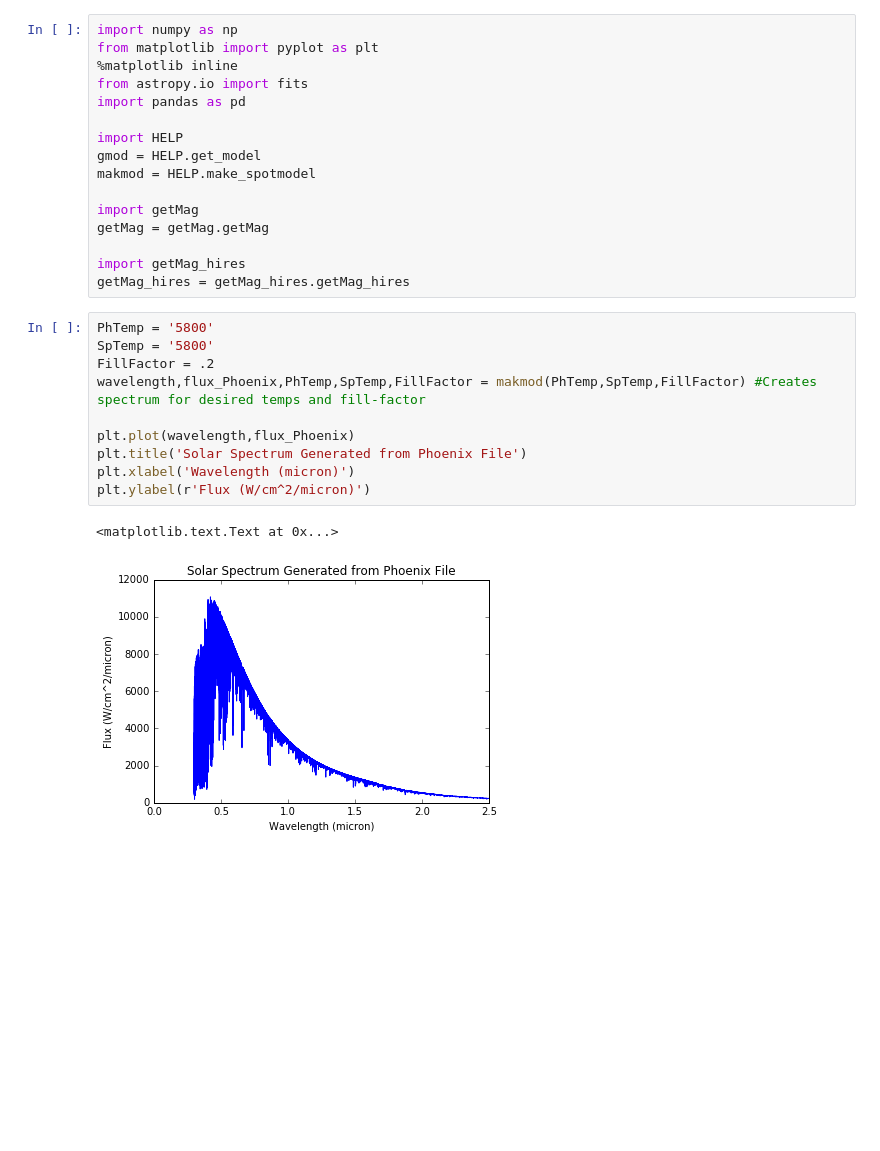
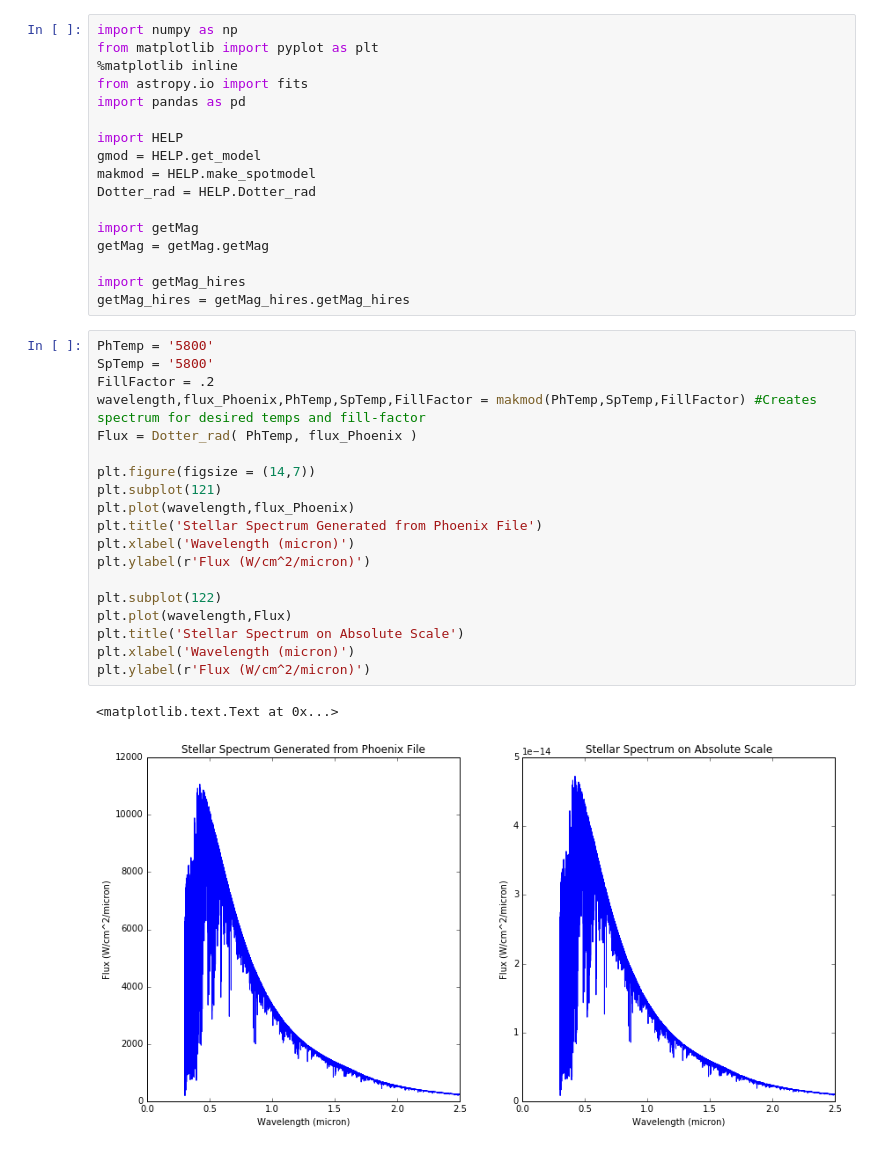
Before and after one commit to jradavenport/spot-colors, a Jupyter notebook: StarSpotMagModel.ipynb, the cells around one changed output. Cells and saved outputs as stored; diff of their text form; blank space fills up the shorter version.

```diff
--- a/StarSpotMagModel.ipynb
+++ b/StarSpotMagModel.ipynb
@@ -8,6 +8,7 @@ import pandas as pd
 import HELP
 gmod = HELP.get_model
 makmod = HELP.make_spotmodel
+Dotter_rad = HELP.Dotter_rad
 
 import getMag
 getMag = getMag.getMag
@@ -17,13 +18,22 @@ getMag_hires = getMag_hires.getMag_hires
 # %%
 PhTemp = '5800'
 SpTemp = '5800'
 FillFactor = .2
 wavelength,flux_Phoenix,PhTemp,SpTemp,FillFactor = makmod(PhTemp,SpTemp,FillFactor) #Creates spectrum for desired temps and fill-factor
+Flux = Dotter_rad( PhTemp, flux_Phoenix )
 
+plt.figure(figsize = (14,7))
+plt.subplot(121)
 plt.plot(wavelength,flux_Phoenix)
-plt.title('Solar Spectrum Generated from Phoenix File')
+plt.title('Stellar Spectrum Generated from Phoenix File')
 plt.xlabel('Wavelength (micron)')
 plt.ylabel(r'Flux (W/cm^2/micron)')
+
+plt.subplot(122)
+plt.plot(wavelength,Flux)
+plt.title('Stellar Spectrum on Absolute Scale')
+plt.xlabel('Wavelength (micron)')
+plt.ylabel(r'Flux (W/cm^2/micron)')
 # %% [output]
 <matplotlib.text.Text at 0x...>
-[figure, old version]
+[figure, new version]
```
Also changed, not shown: parts of 3 cells of this notebook.
